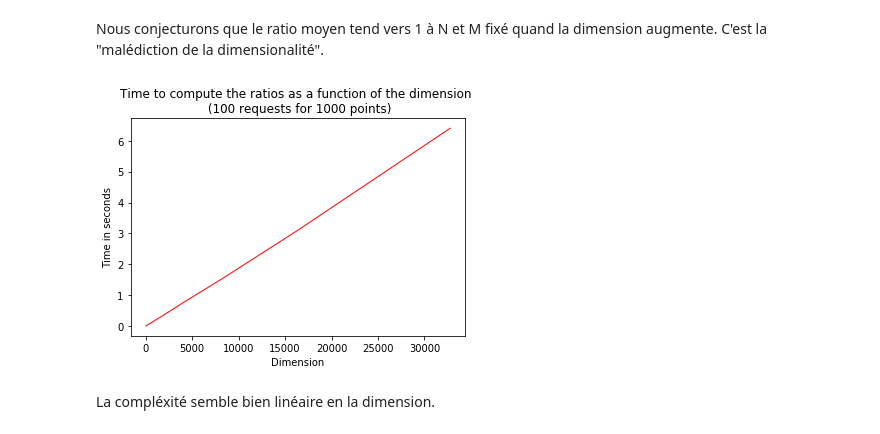
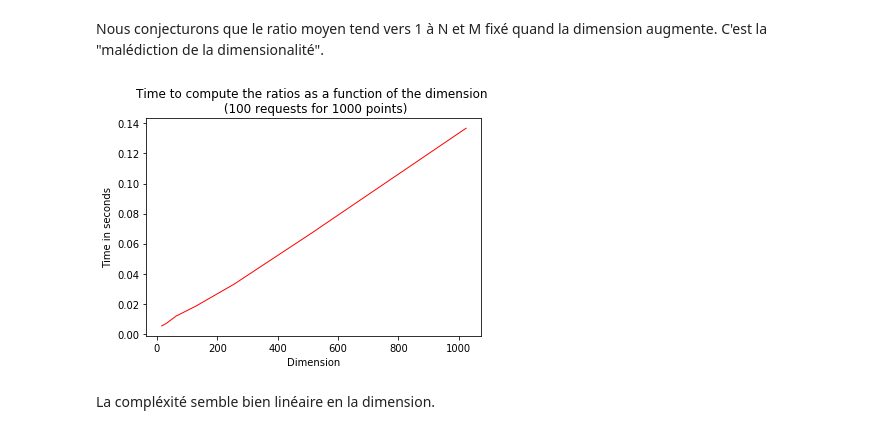
Before and after one commit to johnlepoulpe/fluffy-octo-potato, a Jupyter notebook: DM.ipynb, the cells around one changed output. Drawn from its saved outputs; the diff is of its cells as text; code cells hidden in the pictures.

```diff
--- a/DM.ipynb
+++ b/DM.ipynb
@@ -32,14 +33,29 @@ np.__version__
 # %%
 N=1000
 M=100
+exp_end = 10
 
-def ratios(D):
+def ratios(nb_data, nb_requests, dim):
     t0 = time.clock() # process time is different then wall time
-    x = np.random.randn(N,D) # data
-    y = np.random.randn(M,D) # requests
+    x = np.random.randn(nb_data,dim) # data
+    y = np.random.randn(nb_requests,dim) # requests
     z = dist.cdist(y,x,'euclidean') # euclidean distance
     minimums=z.min(1)
     maximums=z.max(1)
     time_taken = time.clock() - t0
-    return pd.DataFrame({'Ratios' : (minimums/maximums).tolist(), 'Elapsed' : time_taken, 'N' : N, 'D' : D})
+    return pd.DataFrame({'Ratios' : (minimums/maximums).tolist(),
+                         'Elapsed' : time_taken,
+                         'N' : nb_data,
+                         'D' : dim})
+# %%
+def ratios_dataframe(nb_data, nb_requests, exp_end):
+    results = []
+    frames = []
+
+    for i in range(4, exp_end+1):
+        dim = 2 ** i
+        frames.append(ratios(nb_data, nb_requests, dim))
+    return pd.concat(frames)
+
+results = ratios_dataframe(N, M, exp_end)
 # %%
@@ -70,13 +87,25 @@ plt.show()
 # %% [markdown]
 Nous conjecturons que le ratio moyen tend vers 1 à N et M fixé quand la dimension augmente. C'est la "malédiction de la dimensionalité".
 # %%
-plt.plot([2**i for i in range(4, exp_end +1)], times, linewidth= 1, color = 'red')
-plt.title("Time to compute the ratios as a function of the dimension \n (" + str(M) + " requests for " + str(N) + " points)")
-plt.xlabel("Dimension")
-plt.ylabel("Time in seconds")
-plt.show()
+def plot_time(res, nb_data, nb_requests, exp_end):
+    times = []
+
+    for i in range(4, exp_end+1):
+        dim = 2 ** i
+        y = (results['Elapsed'][(results['D'] == dim)].values[0])
+        times.append(y)
+
+    plt.plot([2**i for i in range(4, exp_end +1)], times, linewidth= 1, color = 'red')
+    plt.title("Time to compute the ratios as a function of the dimension \n (" +
+              str(nb_requests) + " requests for " +
+              str(nb_data) + " points)")
+    plt.xlabel("Dimension")
+    plt.ylabel("Time in seconds")
+    plt.show()
+
+plot_time(results, N, M, exp_end)
 # %% [output]
-[figure, old version]
+[figure, new version]
 # %% [markdown]
 La compléxité semble bien linéaire en la dimension.
 # %% [markdown]
```
Also changed, not shown: parts of 27 cells of this notebook.
